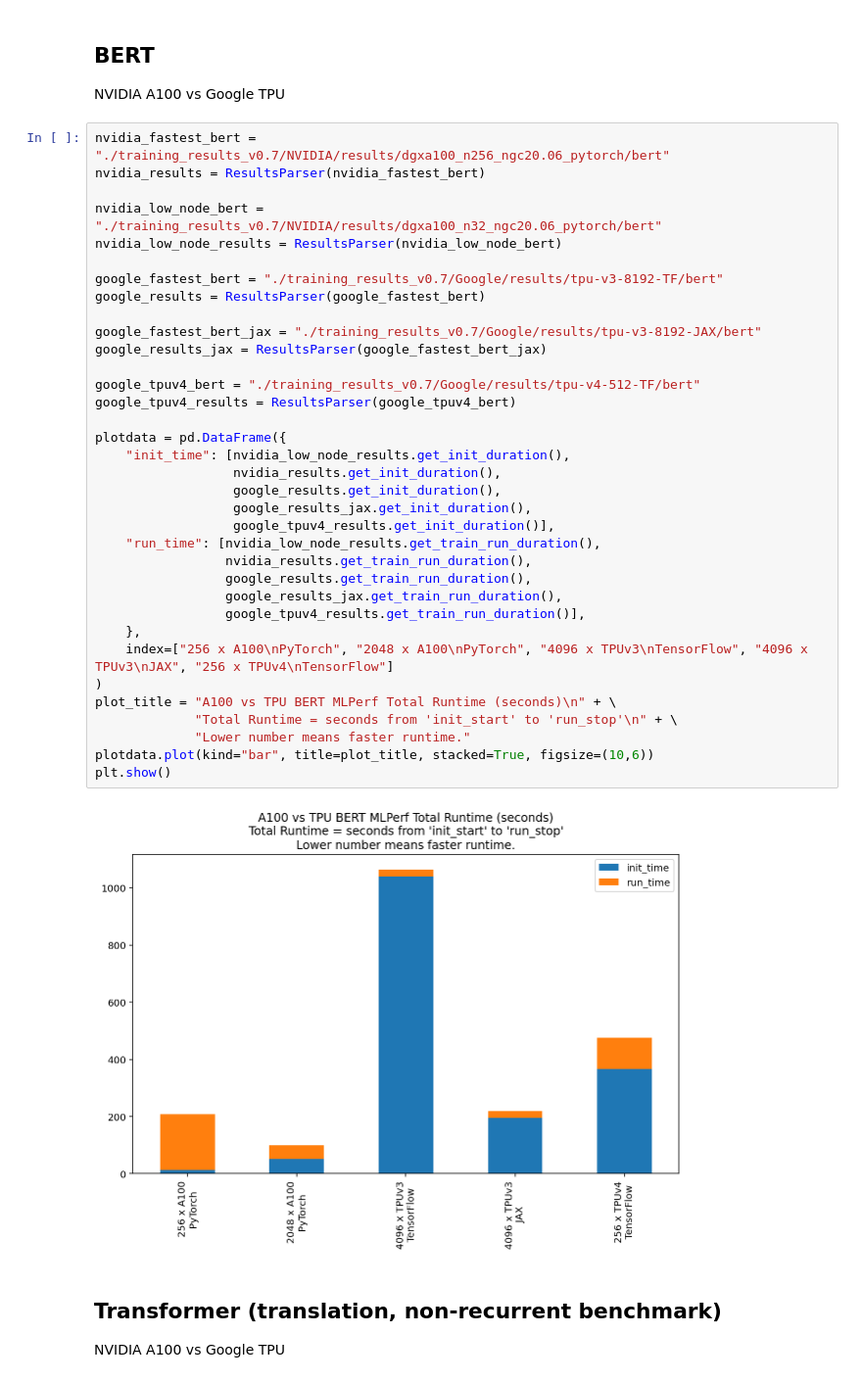
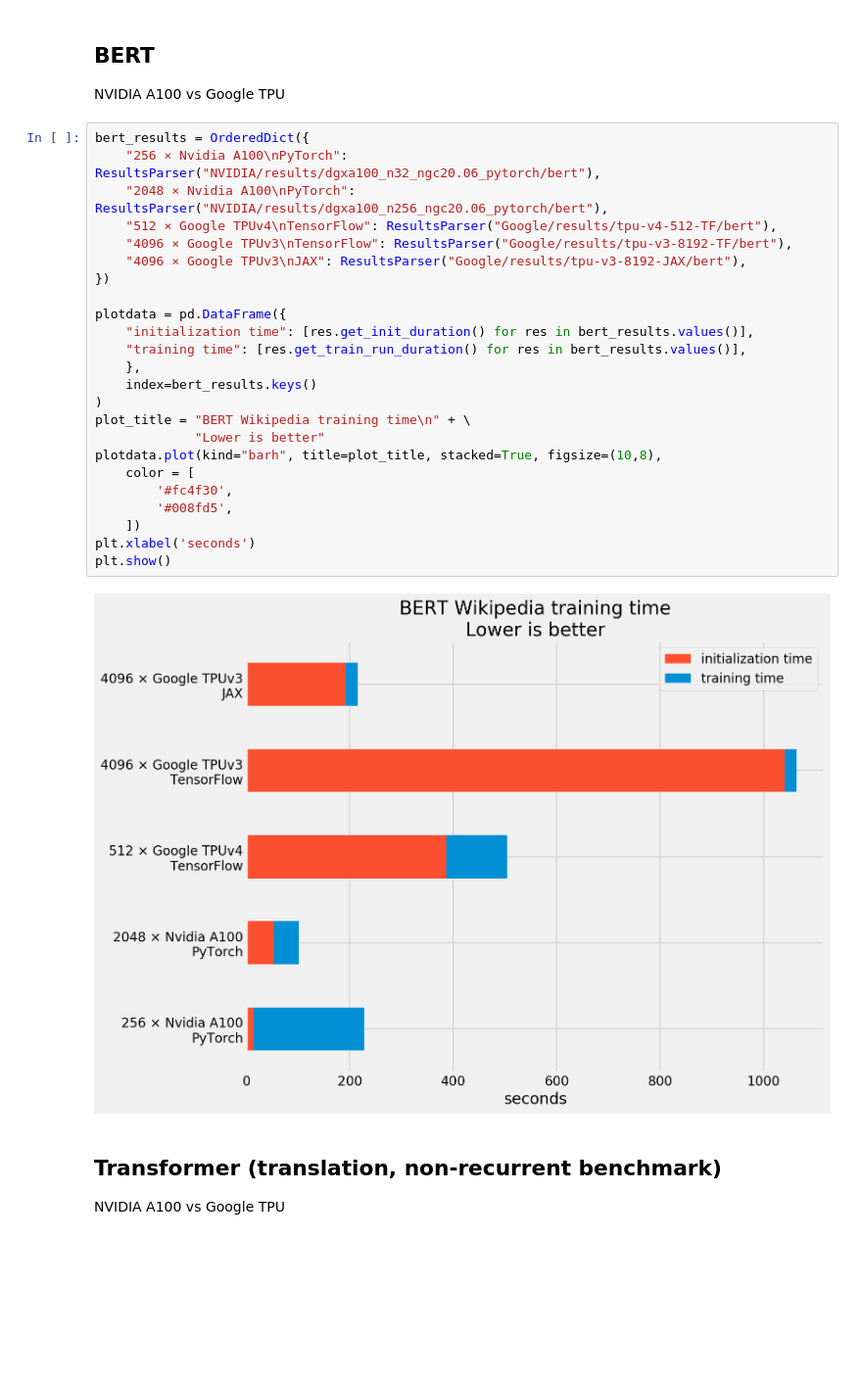
Before and after one commit to anton-l/mlperf-results-parser, a Jupyter notebook: timing_plot.ipynb, the cells around one changed output. Shown: that part at 98% size. Saved outputs shown, nothing was run; the diff lists cells and outputs as text; blank space fills up the shorter version.

```diff
--- a/timing_plot.ipynb
+++ b/timing_plot.ipynb
@@ -55,43 +65,32 @@ class ResultsParser(object):
 ## BERT
 
 NVIDIA A100 vs Google TPU
-# %%
-nvidia_fastest_bert = "./training_results_v0.7/NVIDIA/results/dgxa100_n256_ngc20.06_pytorch/bert"
-nvidia_results = ResultsParser(nvidia_fastest_bert)
-
-nvidia_low_node_bert = "./training_results_v0.7/NVIDIA/results/dgxa100_n32_ngc20.06_pytorch/bert"
-nvidia_low_node_results = ResultsParser(nvidia_low_node_bert)
-
-google_fastest_bert = "./training_results_v0.7/Google/results/tpu-v3-8192-TF/bert"
-google_results = ResultsParser(google_fastest_bert)
-
-google_fastest_bert_jax = "./training_results_v0.7/Google/results/tpu-v3-8192-JAX/bert"
-google_results_jax = ResultsParser(google_fastest_bert_jax)
-
-google_tpuv4_bert = "./training_results_v0.7/Google/results/tpu-v4-512-TF/bert"
-google_tpuv4_results = ResultsParser(google_tpuv4_bert)
-
-plotdata = pd.DataFrame({
-    "init_time": [nvidia_low_node_results.get_init_duration(),
-                  nvidia_results.get_init_duration(),
-                  google_results.get_init_duration(),
-                  google_results_jax.get_init_duration(),
-                  google_tpuv4_results.get_init_duration()],
-    "run_time": [nvidia_low_node_results.get_train_run_duration(),
-                 nvidia_results.get_train_run_duration(),
-                 google_results.get_train_run_duration(),
-                 google_results_jax.get_train_run_duration(),
-                 google_tpuv4_results.get_train_run_duration()],
-    },
-    index=["256 x A100\nPyTorch", "2048 x A100\nPyTorch", "4096 x TPUv3\nTensorFlow", "4096 x TPUv3\nJAX", "256 x TPUv4\nTensorFlow"]
-)
-plot_title = "A100 vs TPU BERT MLPerf Total Runtime (seconds)\n" + \
-             "Total Runtime = seconds from 'init_start' to 'run_stop'\n" + \
-             "Lower number means faster runtime."
-plotdata.plot(kind="bar", title=plot_title, stacked=True, figsize=(10,6))
-plt.show()
-# %% [output]
-[figure, removed]
+# %%
+bert_results = OrderedDict({
+    "256 × Nvidia A100\nPyTorch": ResultsParser("NVIDIA/results/dgxa100_n32_ngc20.06_pytorch/bert"),
+    "2048 × Nvidia A100\nPyTorch": ResultsParser("NVIDIA/results/dgxa100_n256_ngc20.06_pytorch/bert"),
+    "512 × Google TPUv4\nTensorFlow": ResultsParser("Google/results/tpu-v4-512-TF/bert"),
+    "4096 × Google TPUv3\nTensorFlow": ResultsParser("Google/results/tpu-v3-8192-TF/bert"),
+    "4096 × Google TPUv3\nJAX": ResultsParser("Google/results/tpu-v3-8192-JAX/bert"),
+})
+
+plotdata = pd.DataFrame({
+    "initialization time": [res.get_init_duration() for res in bert_results.values()],
+    "training time": [res.get_train_run_duration() for res in bert_results.values()],
+    },
+    index=bert_results.keys()
+)
+plot_title = "BERT Wikipedia training time\n" + \
+             "Lower is better"
+plotdata.plot(kind="barh", title=plot_title, stacked=True, figsize=(10,8),
+    color = [
+        '#fc4f30',
+        '#008fd5',
+    ])
+plt.xlabel('seconds')
+plt.show()
+# %% [output]
+[figure, added]
 # %% [markdown]
 ## Transformer (translation, non-recurrent benchmark)
 
```
Also changed, not shown: parts of 6 cells of this notebook.
